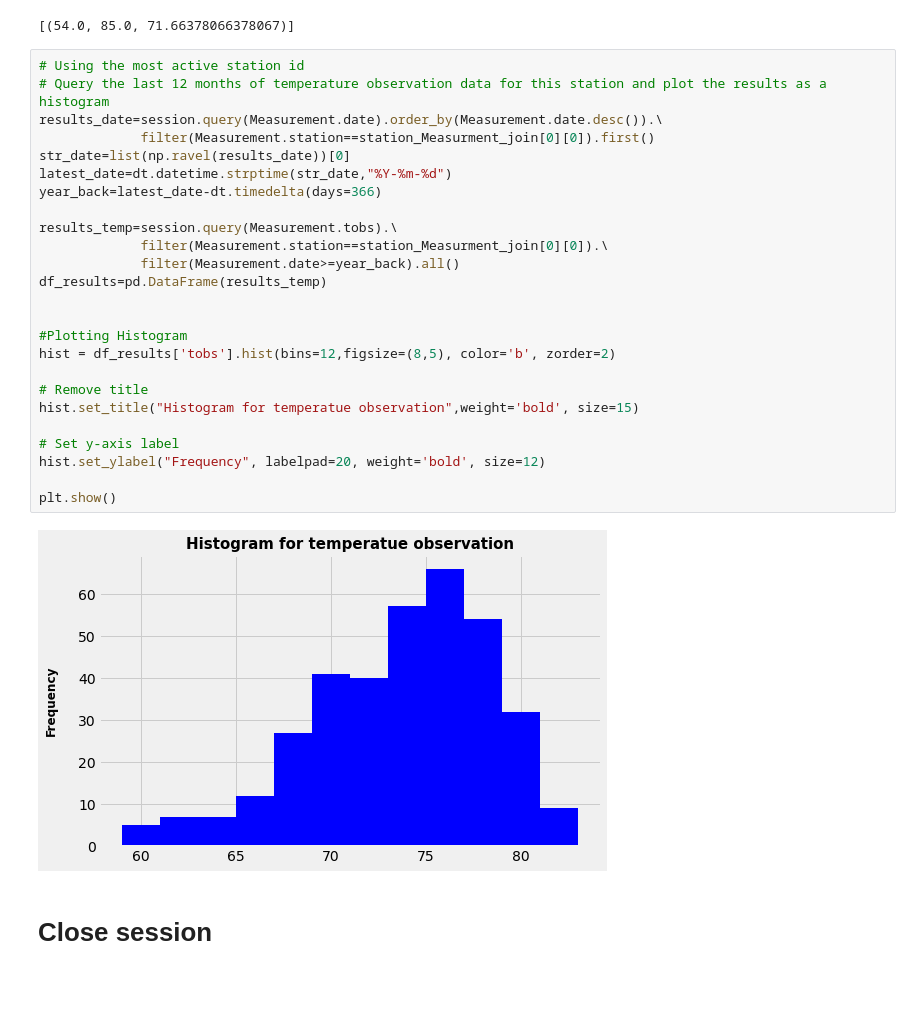
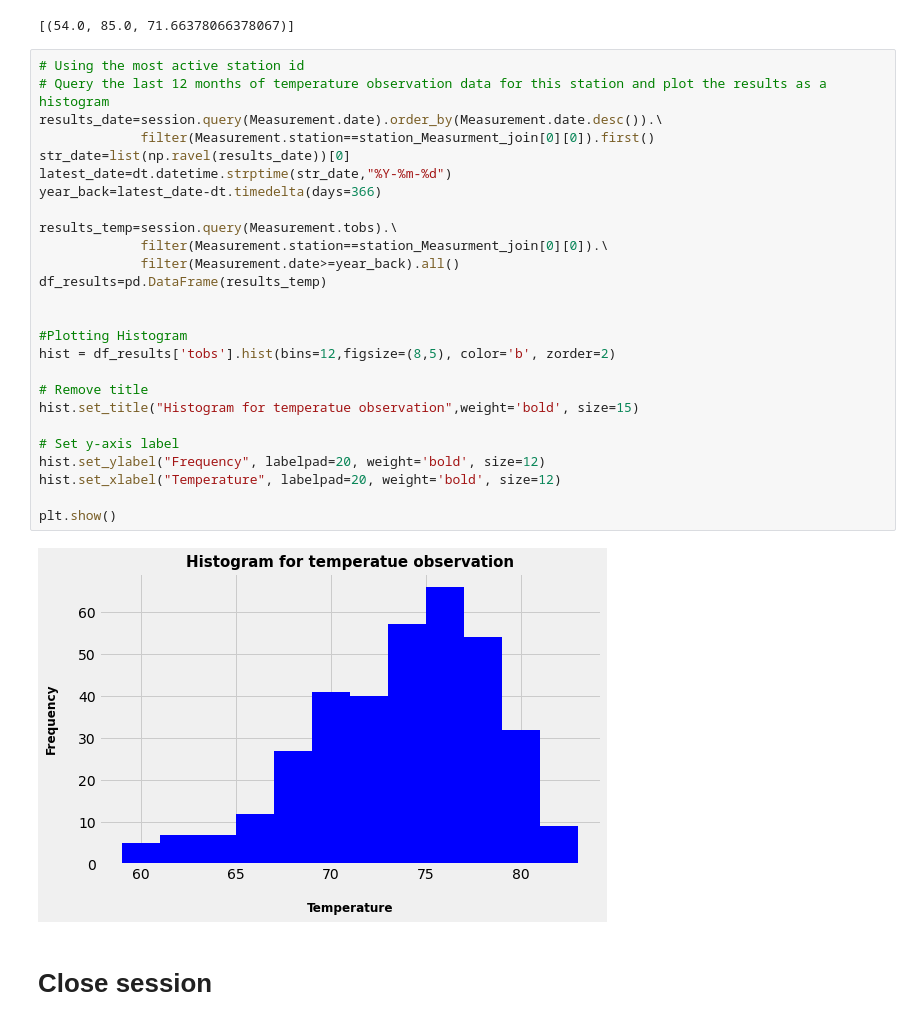
Before and after one commit to ese12880/squalchemy-challenge, a Jupyter notebook: analysis/climate_starter.ipynb, the cells around one changed output. Saved outputs shown, nothing was run; the diff lists cells and outputs as text; blank space fills up the shorter version.

```diff
--- a/analysis/climate_starter.ipynb
+++ b/analysis/climate_starter.ipynb
@@ -119,30 +128,31 @@ results_temp
 # %%
 # Using the most active station id
 # Query the last 12 months of temperature observation data for this station and plot the results as a histogram
 results_date=session.query(Measurement.date).order_by(Measurement.date.desc()).\
              filter(Measurement.station==station_Measurment_join[0][0]).first()
 str_date=list(np.ravel(results_date))[0]
 latest_date=dt.datetime.strptime(str_date,"%Y-%m-%d")
 year_back=latest_date-dt.timedelta(days=366)
 
 results_temp=session.query(Measurement.tobs).\
              filter(Measurement.station==station_Measurment_join[0][0]).\
              filter(Measurement.date>=year_back).all()
 df_results=pd.DataFrame(results_temp)
 
 
 #Plotting Histogram
 hist = df_results['tobs'].hist(bins=12,figsize=(8,5), color='b', zorder=2)
 
 # Remove title
 hist.set_title("Histogram for temperatue observation",weight='bold', size=15)
 
 # Set y-axis label
 hist.set_ylabel("Frequency", labelpad=20, weight='bold', size=12)
+hist.set_xlabel("Temperature", labelpad=20, weight='bold', size=12)
 
 plt.show()
 # %% [output]
-[figure, old version]
+[figure, new version]
 # %% [markdown]
 # Close session
 # %%
```
Also changed, not shown: parts of 2 cells of this notebook, 1 other file.
